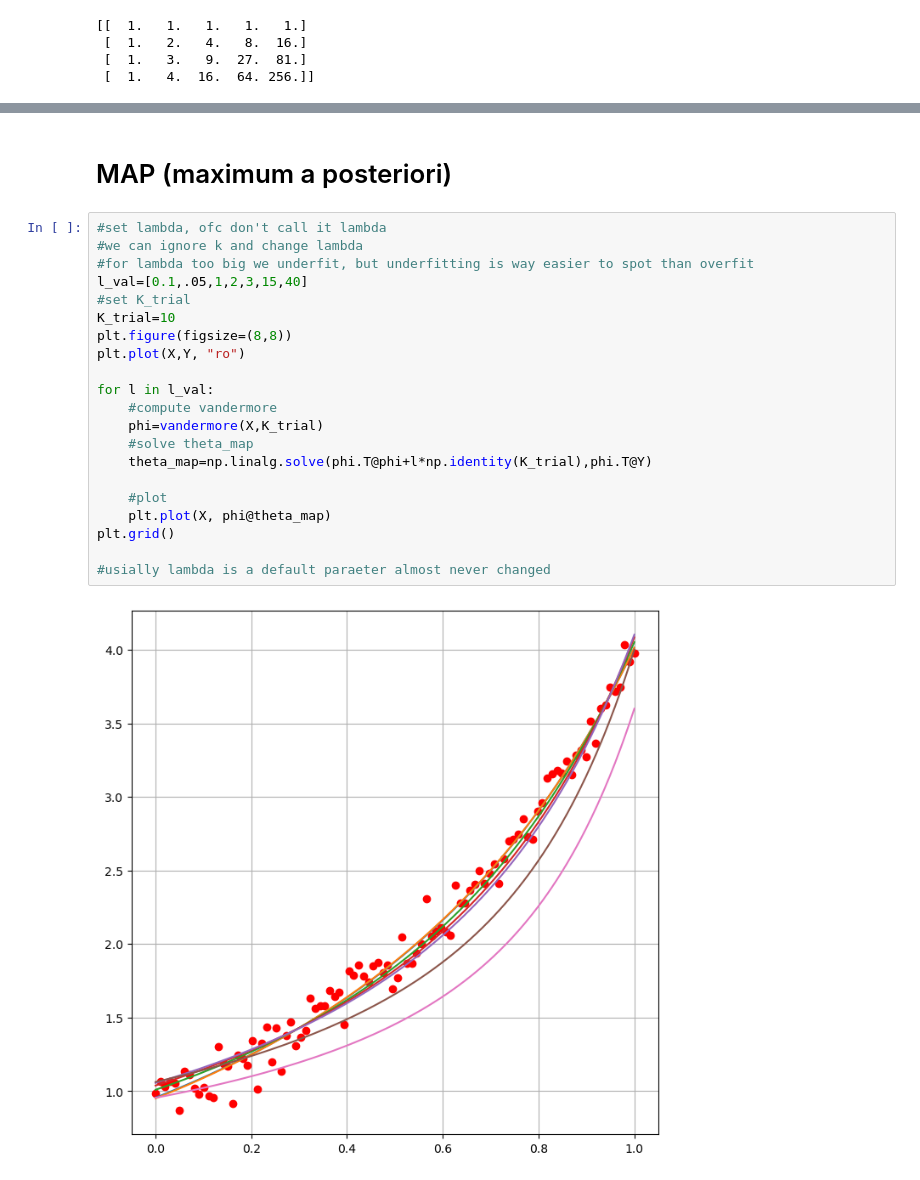
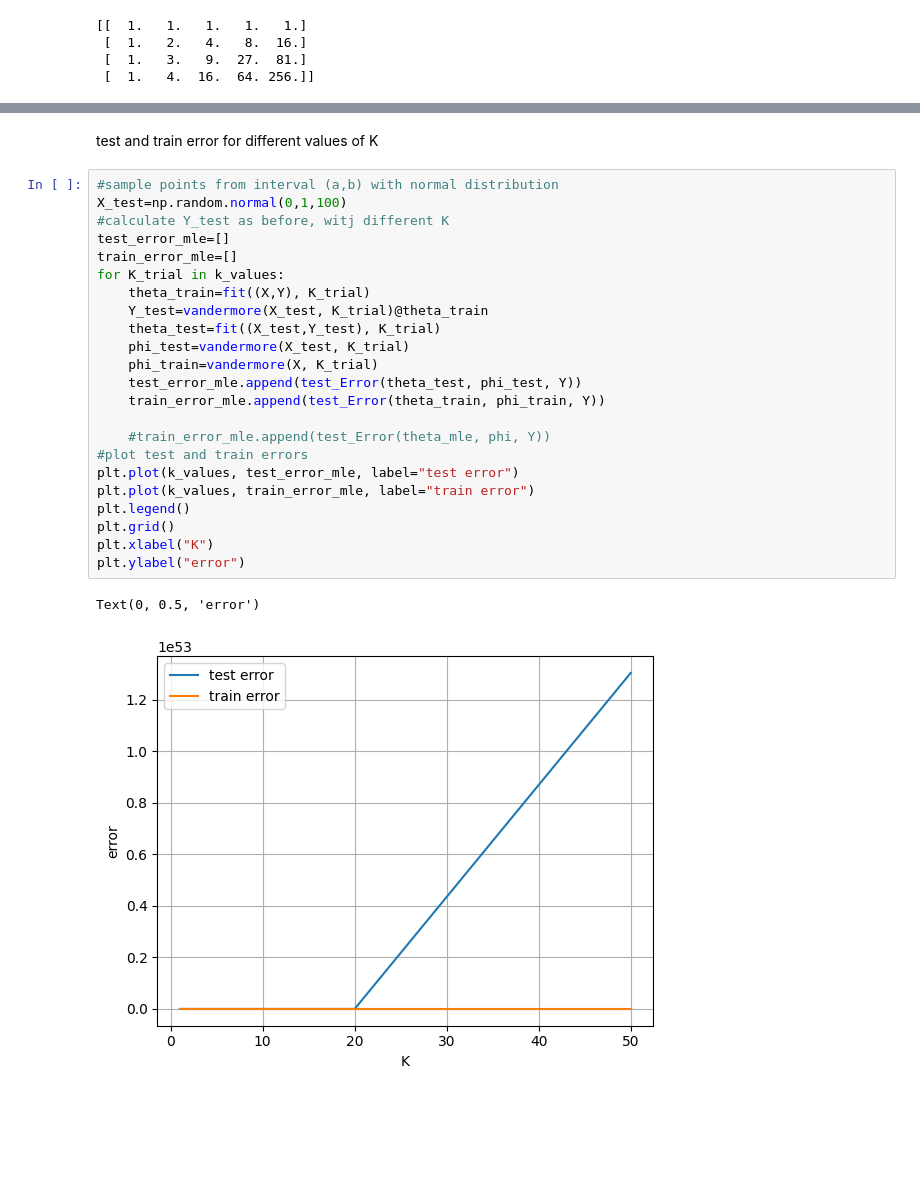
Before and after one commit to danielenapo/AI_unibo, a Jupyter notebook: Maths4ML/Homeworks/4/homework4.ipynb, the cells around one changed output, grey strips where cells are left out. Saved outputs shown, nothing was run; the diff lists cells and outputs as text; blank space fills up the shorter version.

```diff
--- a/Maths4ML/Homeworks/4/homework4.ipynb
+++ b/Maths4ML/Homeworks/4/homework4.ipynb
@@ -100,25 +102,28 @@ plt.grid()
-# %% [markdown]
-# MAP (maximum a posteriori)
-# %%
-#set lambda, ofc don't call it lambda
-#we can ignore k and change lambda
-#for lambda too big we underfit, but underfitting is way easier to spot than overfit
-l_val=[0.1,.05,1,2,3,15,40]
-#set K_trial
-K_trial=10
-plt.figure(figsize=(8,8))
-plt.plot(X,Y, "ro")
-
-for l in l_val:
-    #compute vandermore
-    phi=vandermore(X,K_trial)
-    #solve theta_map
-    theta_map=np.linalg.solve(phi.T@phi+l*np.identity(K_trial),phi.T@Y)
-
-    #plot
-    plt.plot(X, phi@theta_map)
-plt.grid()
-
-#usially lambda is a default paraeter almost never changed
-# %% [output]
-[figure, removed]
+# %% [markdown]
+test and train error for different values of K
+# %%
+#sample points from interval (a,b) with normal distribution
+X_test=np.random.normal(0,1,100)
+#calculate Y_test as before, witj different K
+test_error_mle=[]
+train_error_mle=[]
+for K_trial in k_values:
+    theta_train=fit((X,Y), K_trial)
+    Y_test=vandermore(X_test, K_trial)@theta_train
+    theta_test=fit((X_test,Y_test), K_trial)
+    phi_test=vandermore(X_test, K_trial)
+    phi_train=vandermore(X, K_trial)
+    test_error_mle.append(test_Error(theta_test, phi_test, Y))
+    train_error_mle.append(test_Error(theta_train, phi_train, Y))
+
+    #train_error_mle.append(test_Error(theta_mle, phi, Y))
+#plot test and train errors
+plt.plot(k_values, test_error_mle, label="test error")
+plt.plot(k_values, train_error_mle, label="train error")
+plt.legend()
+plt.grid()
+plt.xlabel("K")
+plt.ylabel("error")
+# %% [output]
+Text(0, 0.5, 'error')
+[figure, added]
```
Also changed, not shown: parts of 15 cells of this notebook, 3 other files.
